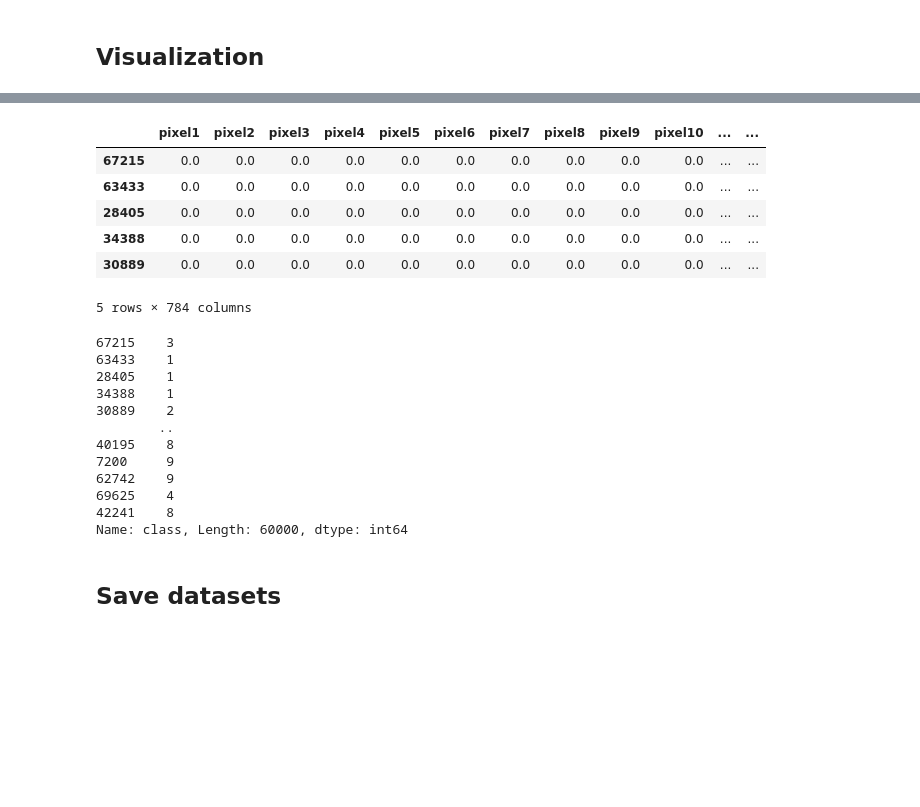
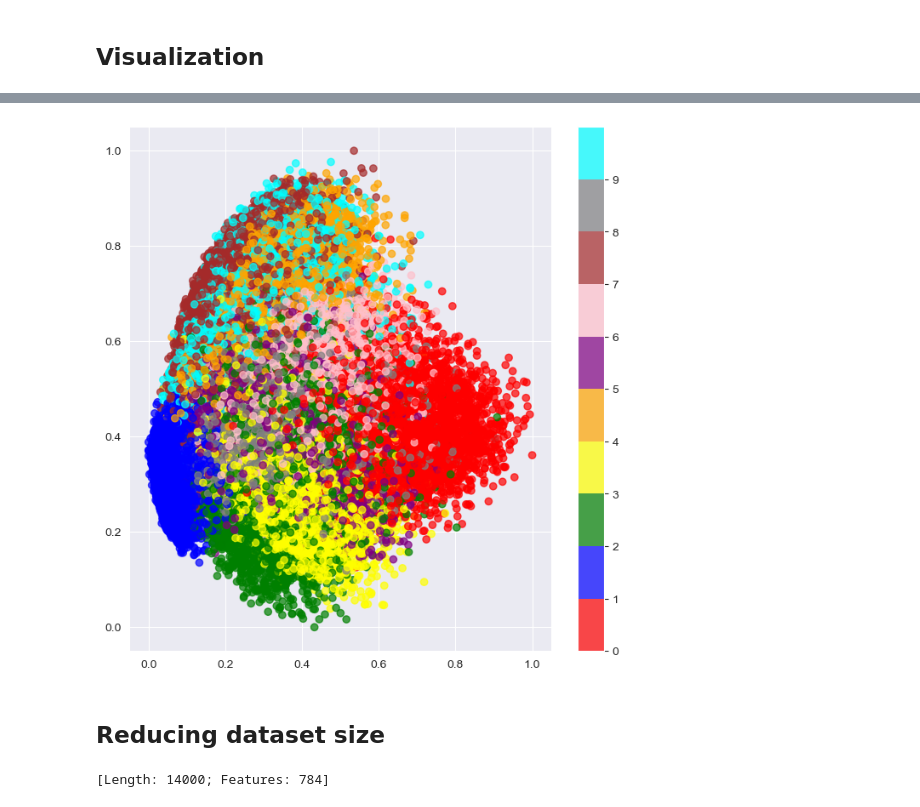
Before and after one commit to RuieX/clustering, a Jupyter notebook: src/notebooks/data_exploring.ipynb, the cells around one changed output, grey strips where cells are left out. Saved outputs shown, nothing was run; the diff lists cells and outputs as text; code cells hidden in the pictures; blank space fills up the shorter version.

```diff
--- a/src/notebooks/data_exploring.ipynb
+++ b/src/notebooks/data_exploring.ipynb
@@ -136,27 +159,0 @@ data_split.y_train.shape
-# %%
-data_split.x_train.head(5)
-# %% [output]
-|  | pixel1 | pixel2 | pixel3 | pixel4 | pixel5 | pixel6 | pixel7 | pixel8 | pixel9 | pixel10 | ... | ... |
-| 67215 | 0.0 | 0.0 | 0.0 | 0.0 | 0.0 | 0.0 | 0.0 | 0.0 | 0.0 | 0.0 | ... | ... |
-| 63433 | 0.0 | 0.0 | 0.0 | 0.0 | 0.0 | 0.0 | 0.0 | 0.0 | 0.0 | 0.0 | ... | ... |
-| 28405 | 0.0 | 0.0 | 0.0 | 0.0 | 0.0 | 0.0 | 0.0 | 0.0 | 0.0 | 0.0 | ... | ... |
-| 34388 | 0.0 | 0.0 | 0.0 | 0.0 | 0.0 | 0.0 | 0.0 | 0.0 | 0.0 | 0.0 | ... | ... |
-| 30889 | 0.0 | 0.0 | 0.0 | 0.0 | 0.0 | 0.0 | 0.0 | 0.0 | 0.0 | 0.0 | ... | ... |
-5 rows × 784 columns
-# %%
-data_split.y_train
-# %% [output]
-67215    3
-63433    1
-28405    1
-34388    1
-30889    2
-        ..
-40195    8
-7200     9
-62742    9
-69625    4
-42241    8
-Name: class, Length: 60000, dtype: int64
-# %% [markdown]
-## Save datasets
@@ -167,0 +160,24 @@ data_split.to_csv(dir_path="../data")
+# %%
+def plot_digits(data: Dataset):
+    """
+    Plot digits in a 2-dimensional space using Principal Component Analysis (PCA)
+    :param data: dataset
+    """
+    colors = ['red', 'blue', 'green', 'yellow', 'orange', 'purple', 'pink', 'brown', 'gray', 'cyan']
+
+    # get two principal components using PCA
+    pca2_x, pca2_y = data.make_pca(n_comps=2).rescale()
+
+    plt.figure(figsize=(8,8))
+    plt.scatter(pca2_x.loc[:,0], pca2_x.loc[:,1], c=pca2_y, cmap=mplt.colors.ListedColormap(colors), alpha=0.7)
+
+    color_bar = plt.colorbar()
+    color_ticks = np.arange(0,max(pca2_y),max(pca2_y)/float(len(colors)))
+    color_bar.set_ticks(color_ticks)
+    color_bar.set_ticklabels([n for n in list(range(10))])
+# %%
+plot_digits(data=mydata)
+# %% [output]
+[figure, added]
+# %% [markdown]
+## Reducing dataset size
@@ -167,0 +197,5 @@ data_split.to_csv(dir_path="../data")
+# %%
+reduced_data = reduce_data(data=mydata, percentage=0.20)
+reduced_data
+# %% [output]
+[Length: 14000; Features: 784]
```
Also changed, not shown: parts of 26 cells of this notebook, 3 other files.
